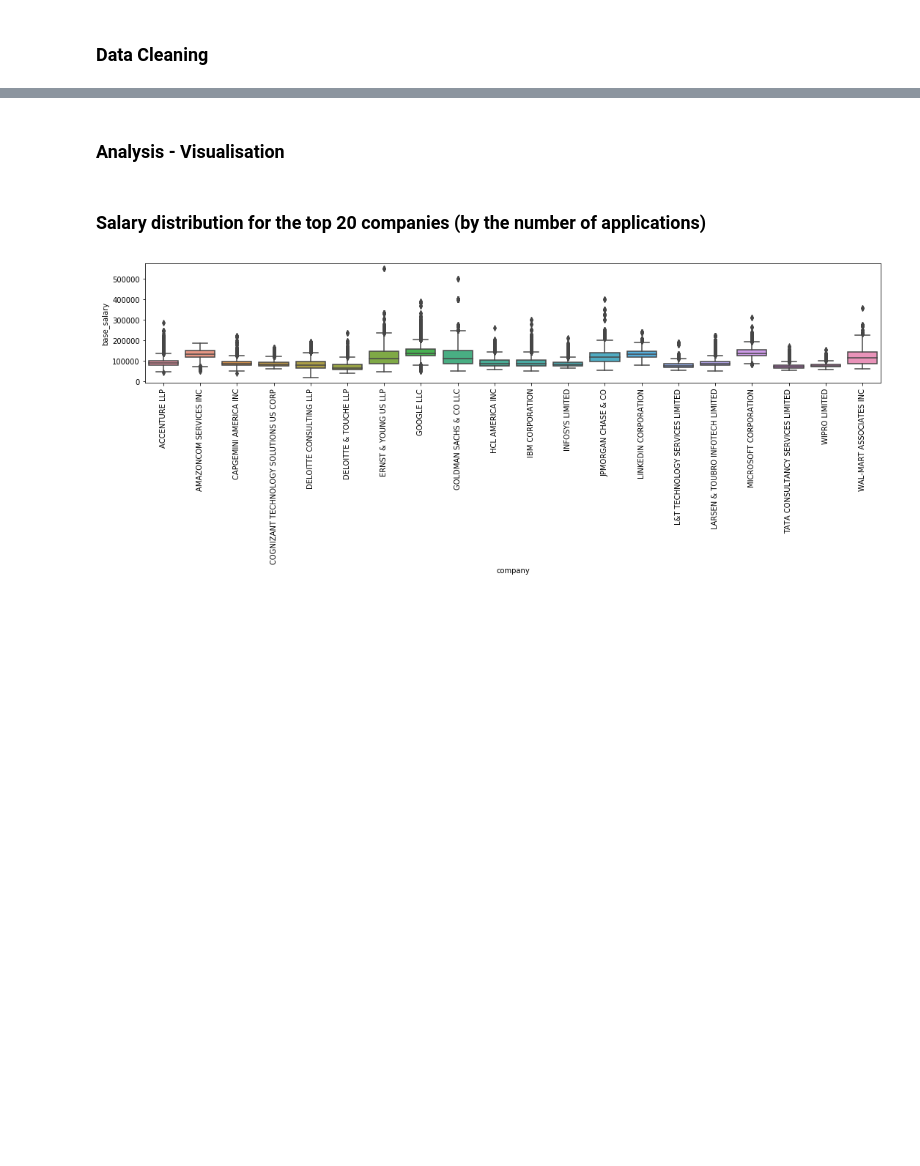
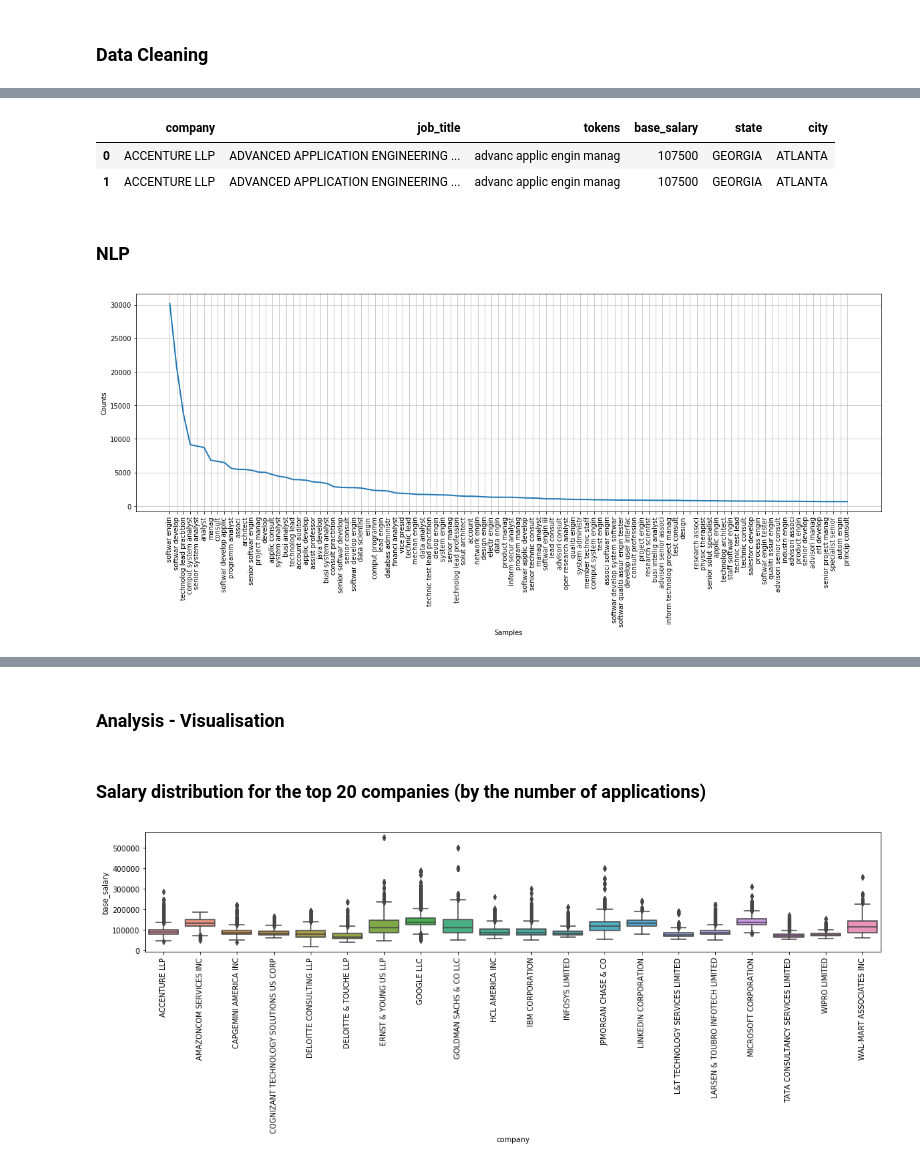
Before and after one commit to jelenalor/analyticsH1B, a Jupyter notebook: h1b_analytics.ipynb, the cells around one changed output, grey strips where cells are left out. Cells and saved outputs as stored; diff of their text form; code cells hidden in the pictures; blank space fills up the shorter version.

```diff
--- a/h1b_analytics.ipynb
+++ b/h1b_analytics.ipynb
@@ -38,0 +50,7 @@ df.head(3)
+# %%
+from nltk.corpus import stopwords
+from nltk.stem import WordNetLemmatizer
+stop_words = stopwords.words("english")
+wordnet_lemmatizer = WordNetLemmatizer()
+from nltk.stem import SnowballStemmer
+snowball_stemmer = SnowballStemmer("english")
@@ -38,0 +96,2 @@ df.head(3)
+# %%
+df["tokens"] = df.apply(comment_to_clean_tokens, axis=1)
@@ -38,0 +105,18 @@ df.head(3)
+# %%
+df2 = pd.read_csv("data/h1b19_clean.csv")
+df2.head(2)
+# %% [output]
+|  | company | job_title | tokens | base_salary | state | city |
+| 0 | ACCENTURE LLP | ADVANCED APPLICATION ENGINEERING ... | advanc applic engin manag | 107500 | GEORGIA | ATLANTA |
+| 1 | ACCENTURE LLP | ADVANCED APPLICATION ENGINEERING ... | advanc applic engin manag | 107500 | GEORGIA | ATLANTA |
+# %% [markdown]
+### NLP
+# %%
+# top tokens in job_title
+token_text = nltk.Text(df["tokens"])
+fdist = nltk.FreqDist(token_text)
+plt.figure(figsize = (20, 6))
+fdist.plot(100)
+plt.show()
+# %% [output]
+[figure, added]
```
Also changed, not shown: parts of 24 cells of this notebook, 7 other files.
